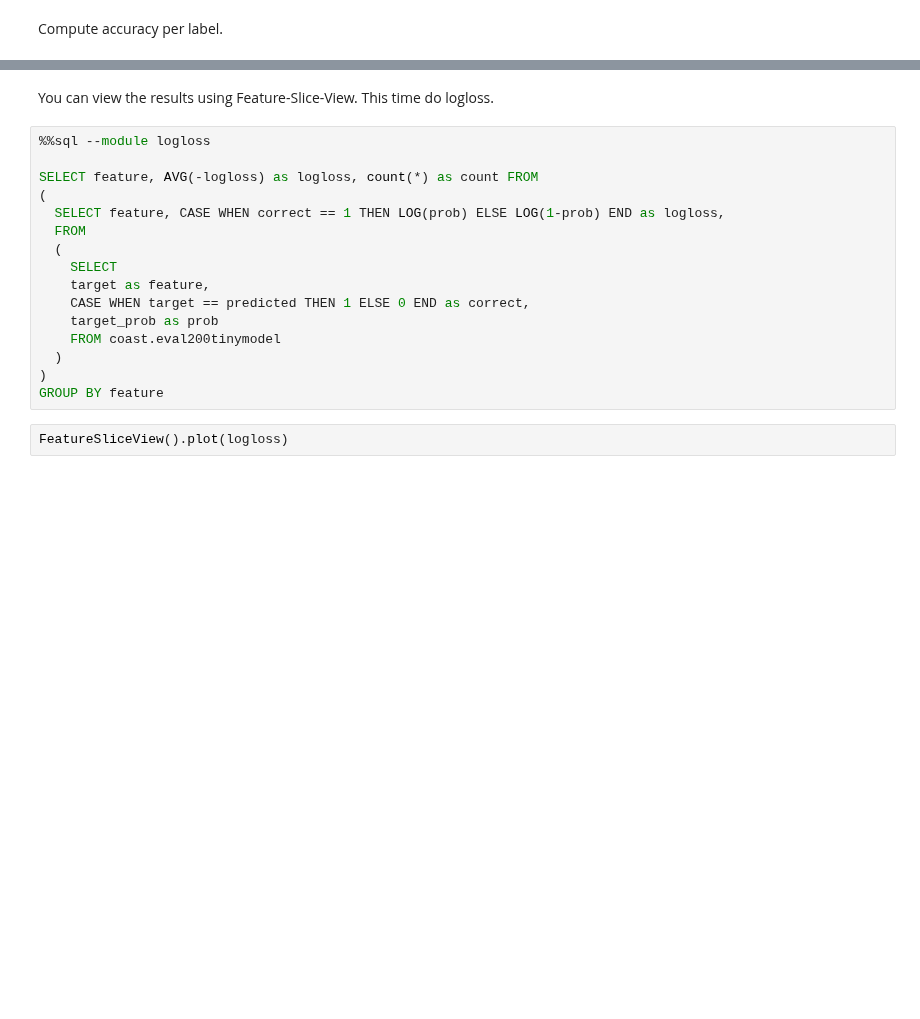
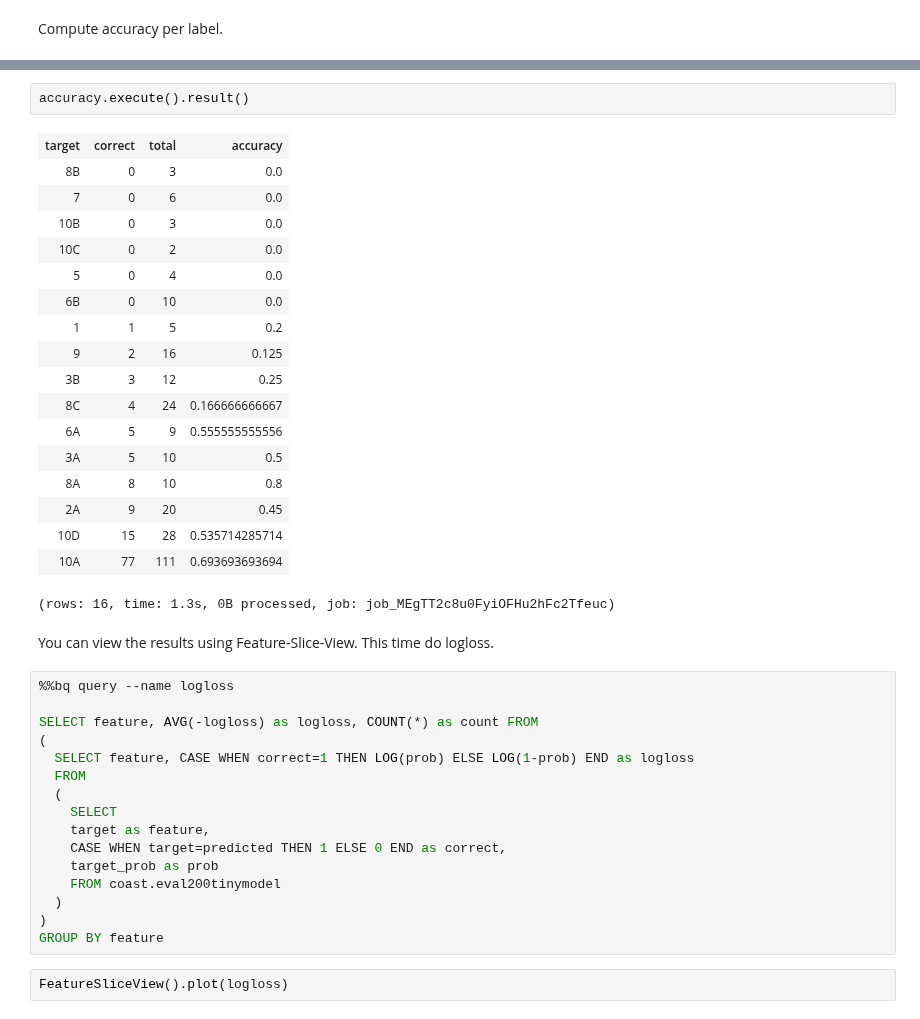
Before and after one commit to googledatalab/notebooks, a Jupyter notebook: tutorials/Machine Learning/image/coast/Local.ipynb, the cells around one changed output, grey strips where cells are left out. Drawn from its saved outputs; the diff is of its cells as text; blank space fills up the shorter version.

```diff
--- a/tutorials/Machine Learning/image/coast/Local.ipynb
+++ b/tutorials/Machine Learning/image/coast/Local.ipynb
@@ -148,16 +127,37 @@ GROUP BY
+# %%
+accuracy.execute().result()
+# %% [output]
+| target | correct | total | accuracy |
+| 8B | 0 | 3 | 0.0 |
+| 7 | 0 | 6 | 0.0 |
+| 10B | 0 | 3 | 0.0 |
+| 10C | 0 | 2 | 0.0 |
+| 5 | 0 | 4 | 0.0 |
+| 6B | 0 | 10 | 0.0 |
+| 1 | 1 | 5 | 0.2 |
+| 9 | 2 | 16 | 0.125 |
+| 3B | 3 | 12 | 0.25 |
+| 8C | 4 | 24 | 0.166666666667 |
+| 6A | 5 | 9 | 0.555555555556 |
+| 3A | 5 | 10 | 0.5 |
+| 8A | 8 | 10 | 0.8 |
+| 2A | 9 | 20 | 0.45 |
+| 10D | 15 | 28 | 0.535714285714 |
+| 10A | 77 | 111 | 0.693693693694 |
+(rows: 16, time: 1.3s, 0B processed, job: job_MEgTT2c8u0FyiOFHu2hFc2Tfeuc)
 # %% [markdown]
 You can view the results using Feature-Slice-View. This time do logloss.
 # %%
-%%sql --module logloss
+%%bq query --name logloss
 
-SELECT feature, AVG(-logloss) as logloss, count(*) as count FROM
+SELECT feature, AVG(-logloss) as logloss, COUNT(*) as count FROM
 (
-  SELECT feature, CASE WHEN correct == 1 THEN LOG(prob) ELSE LOG(1-prob) END as logloss,
+  SELECT feature, CASE WHEN correct=1 THEN LOG(prob) ELSE LOG(1-prob) END as logloss
   FROM
   (
     SELECT
     target as feature,
-    CASE WHEN target == predicted THEN 1 ELSE 0 END as correct,
+    CASE WHEN target=predicted THEN 1 ELSE 0 END as correct,
     target_prob as prob
     FROM coast.eval200tinymodel
   )
```
Also changed, not shown: parts of 9 cells of this notebook, 4 other files.
